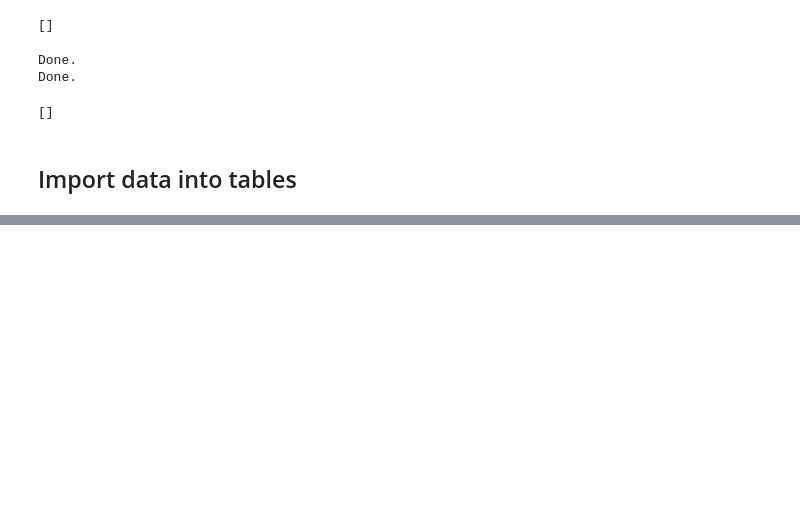
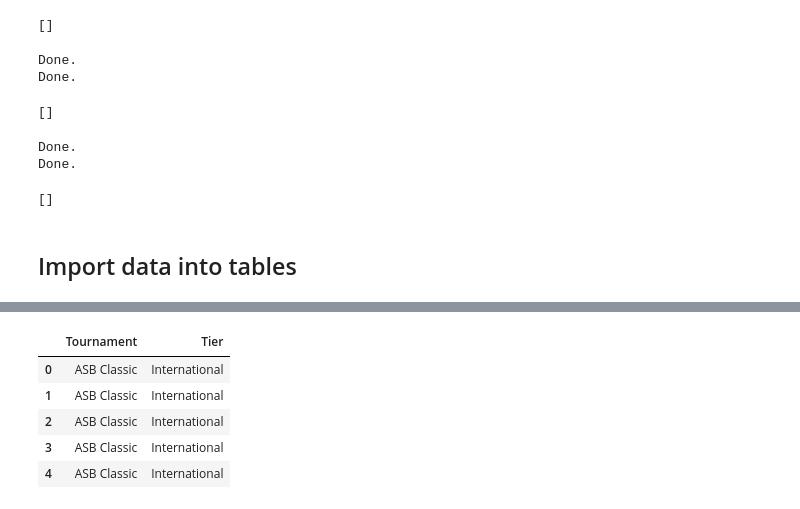
Before and after one commit to mmmcustard/analytics158739, a Jupyter notebook: 158739Assignment3.ipynb, the cells around one changed output, grey strips where cells are left out. Drawn from its saved outputs; the diff is of its cells as text; code cells hidden in the pictures; blank space fills up the shorter version.

```diff
--- a/158739Assignment3.ipynb
+++ b/158739Assignment3.ipynb
@@ -170,6 +172,20 @@ PRIMARY KEY("TournamentID" AUTOINCREMENT)
 Done.
 Done.
 []
+# %%
+%%sql sqlite:///./158739Assignment3
+
+DROP TABLE IF EXISTS Tier;
+
+CREATE TABLE "Tier" (
+    "TierID" INTEGER NOT NULL UNIQUE,
+    "Name" TEXT,
+    PRIMARY KEY("TierID" AUTOINCREMENT)
+);
+# %% [output]
+Done.
+Done.
+[]
 # %% [markdown]
 ## Import data into tables
 # %%
@@ -185,3 +201,14 @@ player_odds_df.head()
 | 2 | 1.0 | Auckland | ASB Classic | 31/12/2018 | International | Outdoor | Hard | 1st Round | 3.0 | Kuzmova V. | ... |
 | 3 | 1.0 | Auckland | ASB Classic | 31/12/2018 | International | Outdoor | Hard | 1st Round | 3.0 | Bouchard E. | ... |
 | 4 | 1.0 | Auckland | ASB Classic | 31/12/2018 | International | Outdoor | Hard | 1st Round | 3.0 | Sorribes Tormo S. | ... |
+# %%
+tournaments_df = player_odds_df[['Tournament', 'Tier']].copy()
+tournaments_df.to_csv('tournaments.csv', index=False)
+tournaments_df.head()
+# %% [output]
+|  | Tournament | Tier |
+| 0 | ASB Classic | International |
+| 1 | ASB Classic | International |
+| 2 | ASB Classic | International |
+| 3 | ASB Classic | International |
+| 4 | ASB Classic | International |
```
Also changed, not shown: parts of 11 cells of this notebook.
